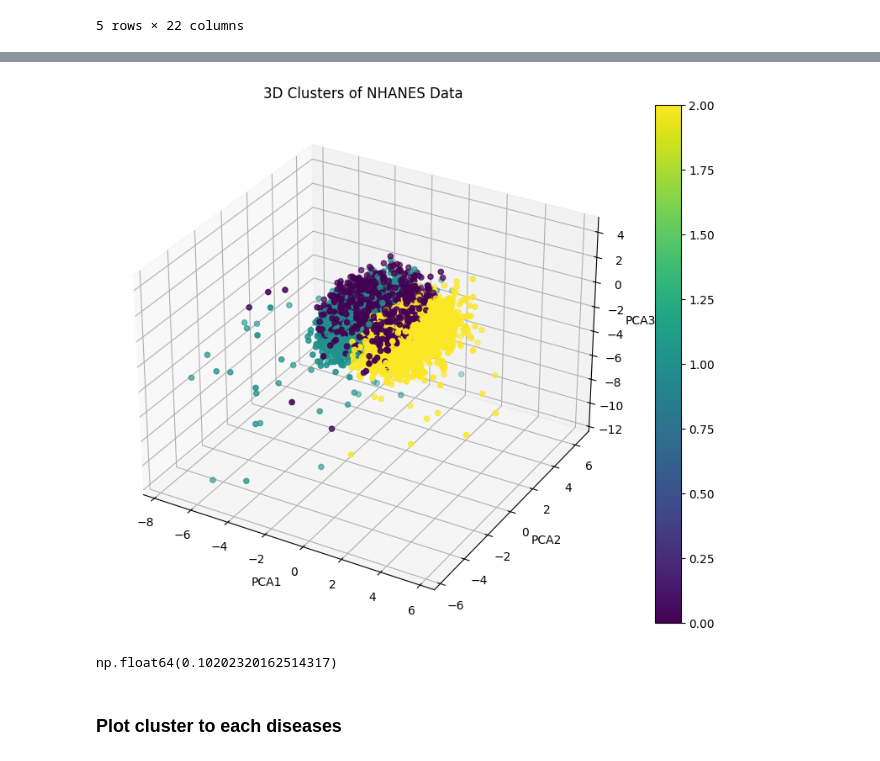
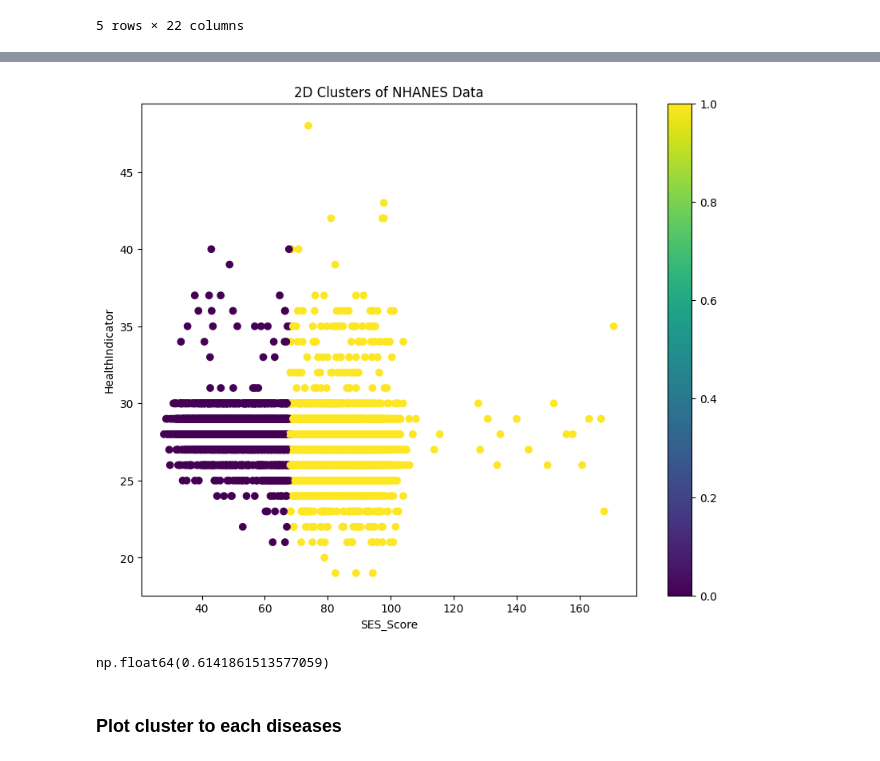
Before and after one commit to baldeoJV/CCADMACL_PROJ_COM222, a Jupyter notebook: vernon.ipynb, the cells around one changed output, grey strips where cells are left out. Cells and saved outputs as stored; diff of their text form; code cells hidden in the pictures.

```diff
--- a/vernon.ipynb
+++ b/vernon.ipynb
@@ -52,6 +54,8 @@ df.head()
 | 3 | 130386.0 | 34.0 | 1.0 | 4.0 | 1.33 | 1.0 | 3.0 | 2.0 | 2.0 | ... |
 | 4 | 130387.0 | 68.0 | 2.0 | 5.0 | 1.32 | 4.0 | 7.0 | 2.0 | 2.0 | ... |
 5 rows × 22 columns
+# %%
+df.drop(columns=['SEQN'], inplace=True)
 # %%
 df.info()
 # %% [output]
@@ -88 +92,7 @@ df.describe()
+# %%
+#Creating a new column called SES_Score which is the sum of the SES columns
+
+df["SES_Score"] = df[["Age", "Gender", "Education", "FamilyIncomeRatio", "Occupation", "Housing"]].sum(axis=1)
+
+df.drop(columns=["Age", "Gender", "Education", "FamilyIncomeRatio", "Occupation", "Housing"], inplace=True)
 # %%
@@ -122,0 +164,3 @@ df_scaled.drop(columns=['SEQN'], inplace=True)
+# %%
+kmeans = KMeans(n_clusters=2, random_state=42)
+df['cluster'] = kmeans.fit_predict(df)
@@ -163,32 +182,32 @@ df_scaled['PCA3'] = pca_result[:, 2]
 # %%
-# Visualize Clusters in 3D
-fig = plt.figure(figsize=(10, 8))
-ax = fig.add_subplot(111, projection='3d')
-sc = ax.scatter(df_scaled['PCA1'], df_scaled['PCA2'], df_scaled['PCA3'], c=df_scaled['cluster'], cmap='viridis')
-ax.set_xlabel("PCA1")
-ax.set_ylabel("PCA2")
-ax.set_zlabel("PCA3")
-plt.title("3D Clusters of NHANES Data")
-plt.colorbar(sc)
+# # Visualize Clusters in 3D
+# fig = plt.figure(figsize=(10, 8))
+# ax = fig.add_subplot(111, projection='3d')
+# sc = ax.scatter(df['SES_Score'], df['HealthIndicator'], c=df['cluster'], cmap='viridis')
+# ax.set_xlabel("PCA1")
+# ax.set_ylabel("PCA2")
+# ax.set_zlabel("PCA3")
+# plt.title("3D Clusters of NHANES Data")
+# plt.colorbar(sc)
+# plt.show()
+
+# Visualize Clusters in 2D
+plt.figure(figsize=(10, 8))
+plt.scatter(df['SES_Score'], df['HealthIndicator'], c=df['cluster'], cmap='viridis')
+plt.xlabel("SES_Score")
+plt.ylabel("HealthIndicator")
+plt.title("2D Clusters of NHANES Data")
+plt.colorbar()
 plt.show()
-
-# # Visualize Clusters in 2D
-# plt.figure(figsize=(10, 8))
-# plt.scatter(df_scaled['PCA1'], df_scaled['PCA2'], c=df_scaled['cluster'], cmap='viridis')
-# plt.xlabel("PCA1")
-# plt.ylabel("PCA2")
-# plt.title("2D Clusters of NHANES Data")
-# plt.colorbar()
-# plt.show()
 # %% [output]
-[figure, old version]
+[figure, new version]
 # %%
 # get the silhouette score
 from sklearn.metrics import silhouette_score
 
-silhouette_score(df_scaled[features], df_scaled['cluster'])
+silhouette_score(df, df['cluster'])
 # %% [output]
-np.float64(0.10202320162514317)
+np.float64(0.6141861513577059)
 # %% [markdown]
 ### Plot cluster to each diseases
 # %%
```
Also changed, not shown: parts of 21 cells of this notebook, 2 other files.
